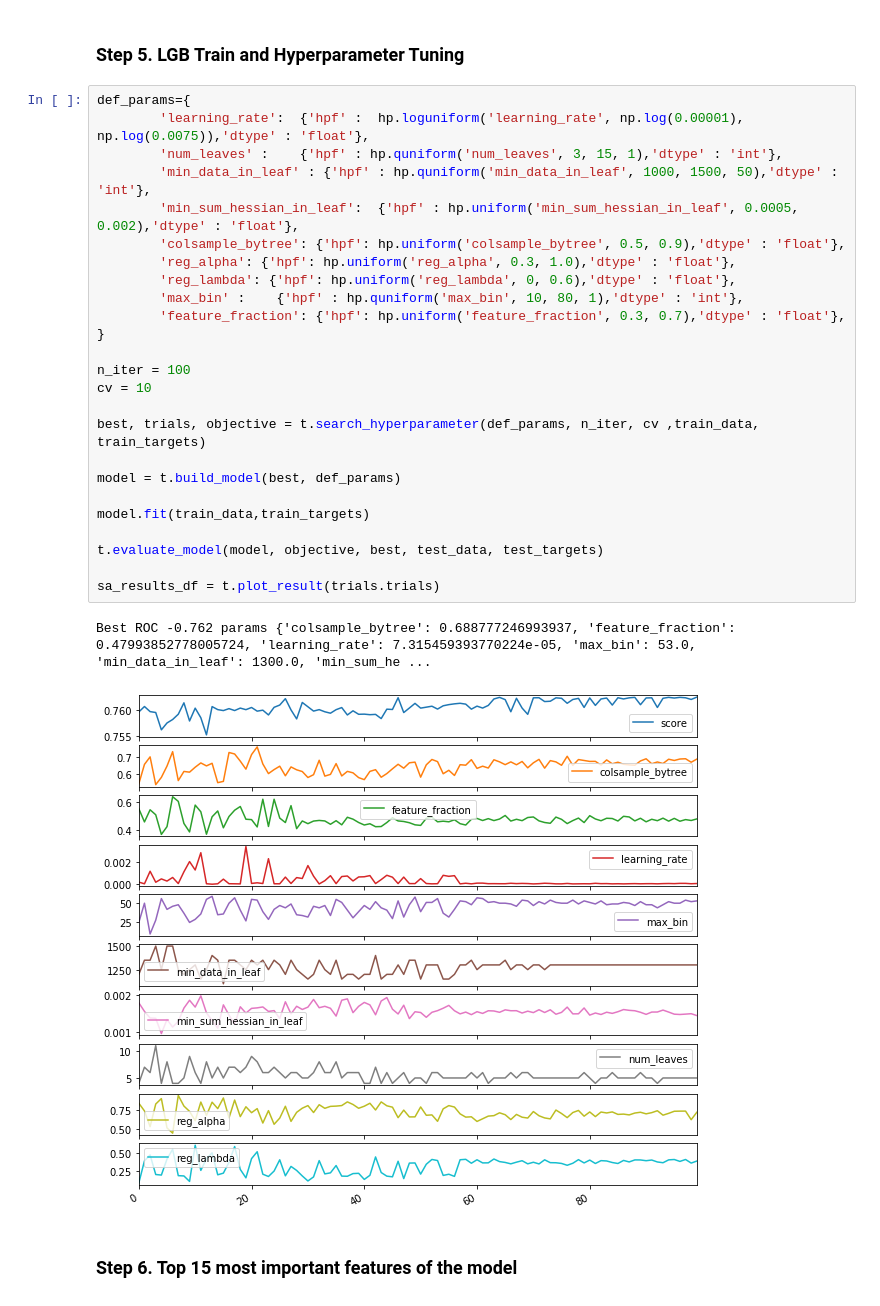
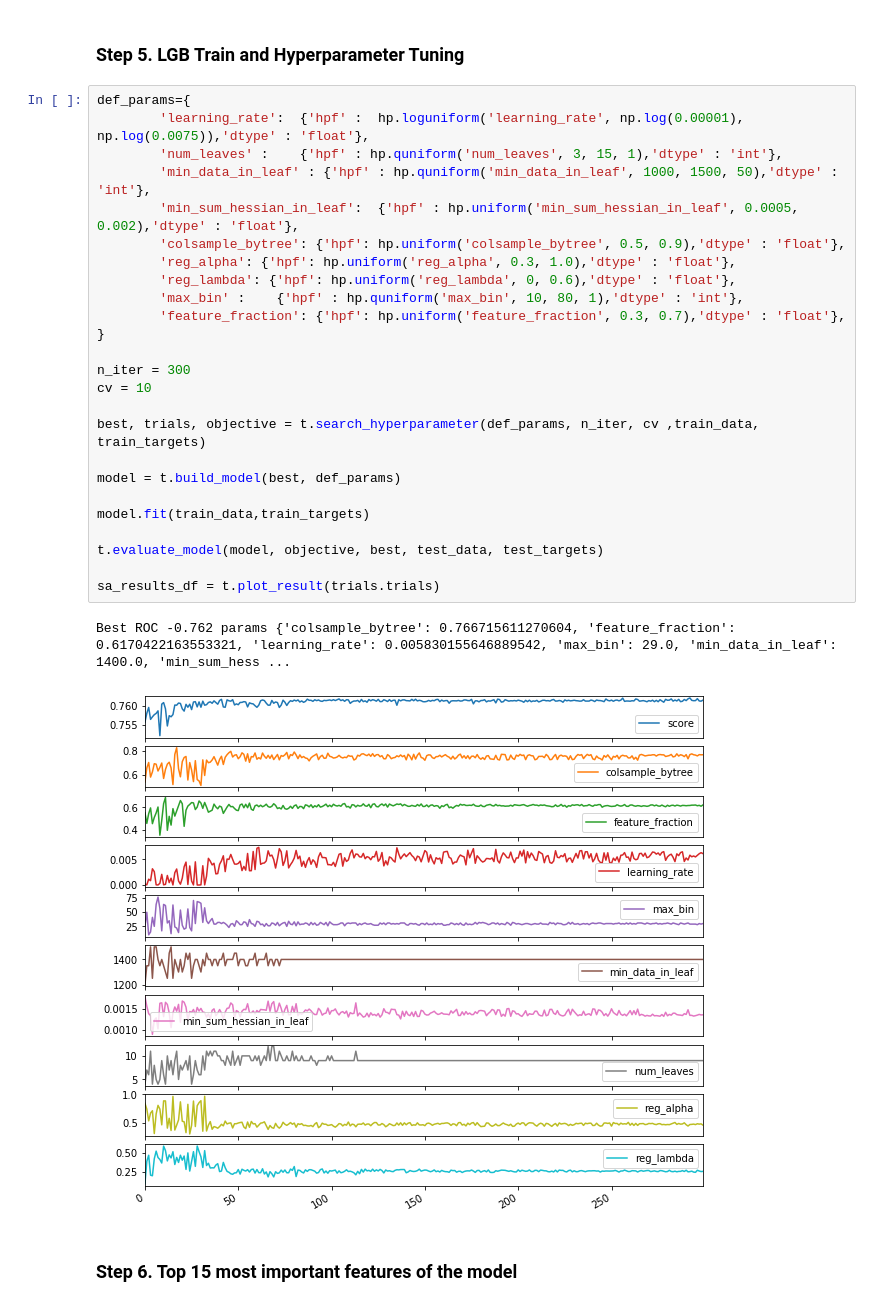
Before and after one commit to binliu-base/udacity-dsnd-capstone-arvato, a Jupyter notebook: Arvato Project Workbook.ipynb, the cells around one changed output. Saved outputs shown, nothing was run; the diff lists cells and outputs as text.

```diff
--- a/Arvato Project Workbook.ipynb
+++ b/Arvato Project Workbook.ipynb
@@ -887,31 +899,31 @@ The LGBM classifier got a slightly better score so I'll use it down below to tra
 # %%
 def_params={
         'learning_rate':  {'hpf' :  hp.loguniform('learning_rate', np.log(0.00001), np.log(0.0075)),'dtype' : 'float'},
         'num_leaves' :    {'hpf' : hp.quniform('num_leaves', 3, 15, 1),'dtype' : 'int'},
         'min_data_in_leaf' : {'hpf' : hp.quniform('min_data_in_leaf', 1000, 1500, 50),'dtype' : 'int'},
         'min_sum_hessian_in_leaf':  {'hpf' : hp.uniform('min_sum_hessian_in_leaf', 0.0005, 0.002),'dtype' : 'float'},
         'colsample_bytree': {'hpf': hp.uniform('colsample_bytree', 0.5, 0.9),'dtype' : 'float'},
         'reg_alpha': {'hpf': hp.uniform('reg_alpha', 0.3, 1.0),'dtype' : 'float'},
         'reg_lambda': {'hpf': hp.uniform('reg_lambda', 0, 0.6),'dtype' : 'float'},
         'max_bin' :    {'hpf' : hp.quniform('max_bin', 10, 80, 1),'dtype' : 'int'},
         'feature_fraction': {'hpf': hp.uniform('feature_fraction', 0.3, 0.7),'dtype' : 'float'},
 }
 
-n_iter = 100
+n_iter = 300
 cv = 10
 
 best, trials, objective = t.search_hyperparameter(def_params, n_iter, cv ,train_data, train_targets)
 
 model = t.build_model(best, def_params)
 
 model.fit(train_data,train_targets)
 
 t.evaluate_model(model, objective, best, test_data, test_targets)
 
 sa_results_df = t.plot_result(trials.trials)
 # %% [output]
-Best ROC -0.762 params {'colsample_bytree': 0.688777246993937, 'feature_fraction': 0.47993852778005724, 'learning_rate': 7.315459393770224e-05, 'max_bin': 53.0, 'min_data_in_leaf': 1300.0, 'min_sum_he ...
+Best ROC -0.762 params {'colsample_bytree': 0.766715611270604, 'feature_fraction': 0.6170422163553321, 'learning_rate': 0.005830155646889542, 'max_bin': 29.0, 'min_data_in_leaf': 1400.0, 'min_sum_hess ...
-[figure, old version]
+[figure, new version]
 # %% [markdown]
 ### Step 6. Top 15 most important features of the model
 # %%
```
Also changed, not shown: parts of 42 cells of this notebook.
